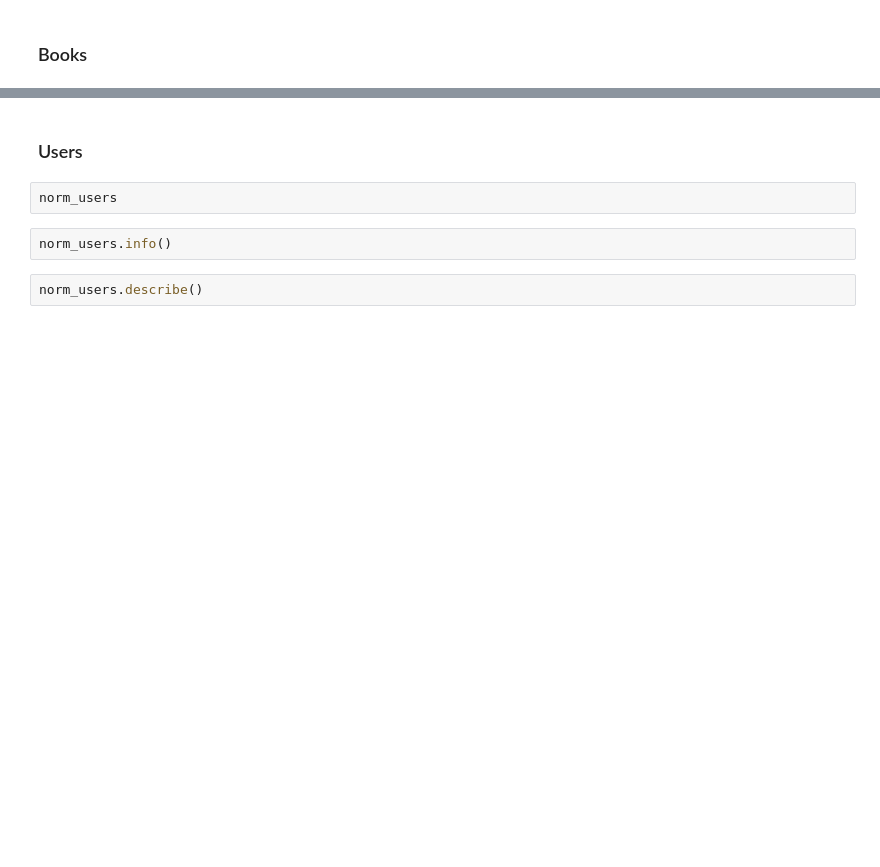
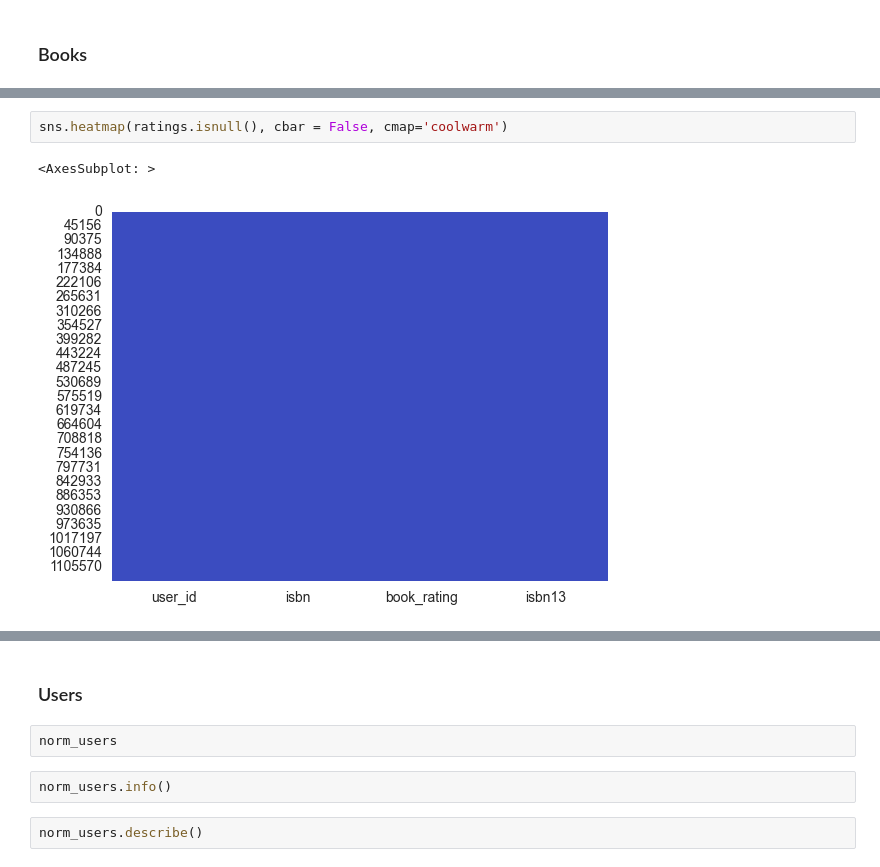
Before and after one commit to fichtnerma/Recommender, a Jupyter notebook: data-normalization.ipynb, the cells around one changed output, grey strips where cells are left out. Saved outputs shown, nothing was run; the diff lists cells and outputs as text; blank space fills up the shorter version.

```diff
--- a/data-normalization.ipynb
+++ b/data-normalization.ipynb
@@ -21,0 +160,5 @@ norm_books, norm_users, norm_ratings = get_normalized_data(books_path='data/norm
+# %%
+sns.heatmap(ratings.isnull(), cbar = False, cmap='coolwarm')
+# %% [output]
+<AxesSubplot: >
+[figure, added]
```
Also changed, not shown: parts of 40 cells of this notebook, 3 other files.
